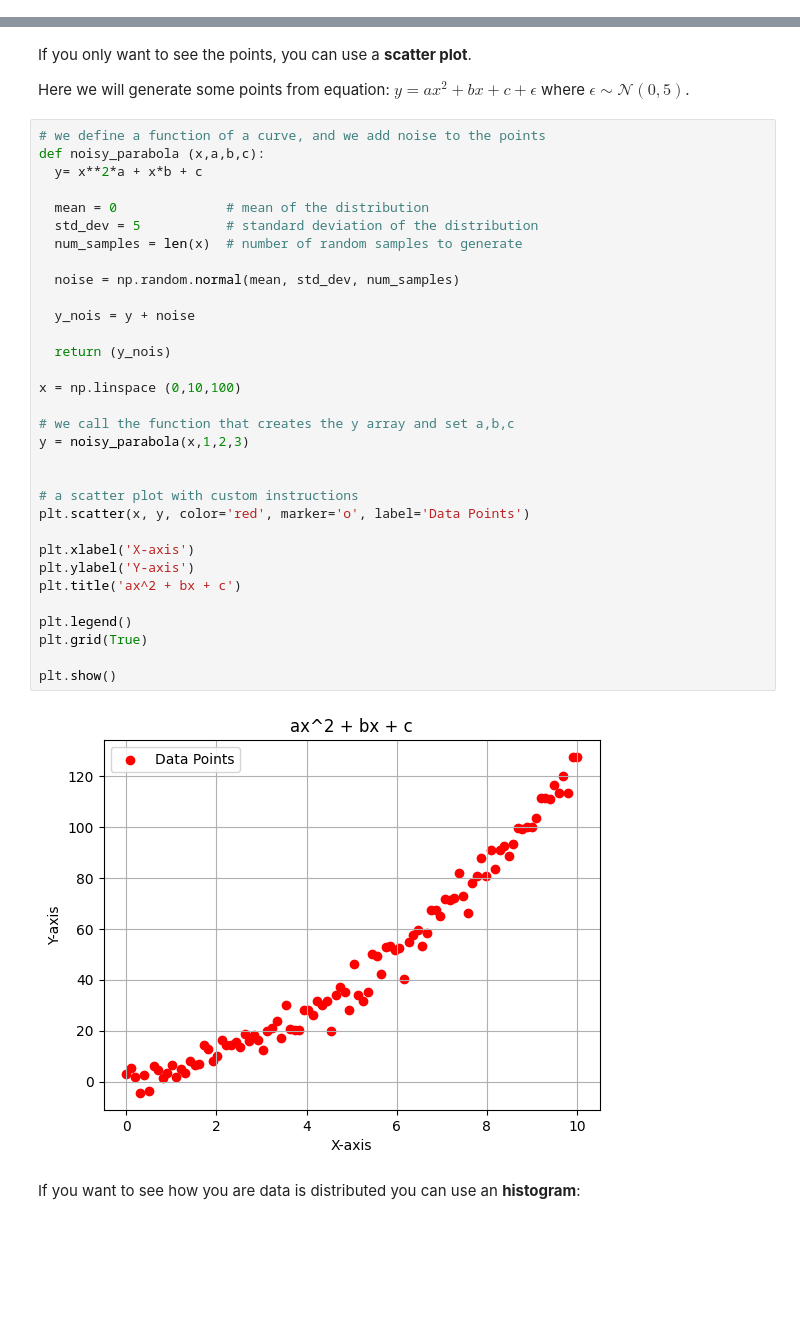
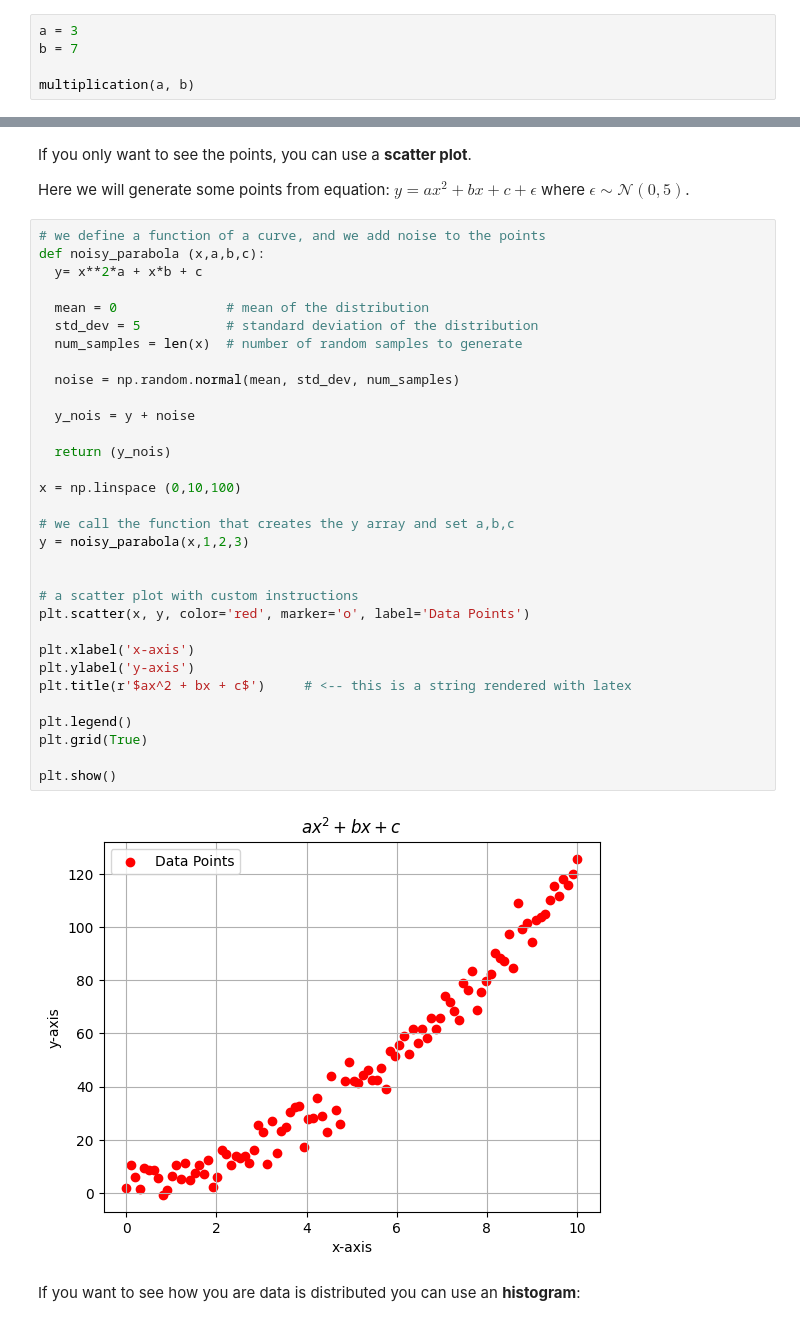
Before and after one commit to FedericoMilanesio/Unito-NeuralNetworks, a Jupyter notebook: notebooks/Lesson0.ipynb, the cells around one changed output, grey strips where cells are left out. Cells and saved outputs as stored; diff of their text form; blank space fills up the shorter version.

```diff
--- a/notebooks/Lesson0.ipynb
+++ b/notebooks/Lesson0.ipynb
@@ -109,0 +114,5 @@ def multiplication(x, y):
+# %%
+a = 3
+b = 7
+
+multiplication(a, b)
@@ -539,37 +553,37 @@ Here we will generate some points from equation: $y=a x^2 + bx+c + \epsilon$ whe
 # %%
 # we define a function of a curve, and we add noise to the points
 def noisy_parabola (x,a,b,c):
   y= x**2*a + x*b + c
 
   mean = 0              # mean of the distribution
   std_dev = 5           # standard deviation of the distribution
   num_samples = len(x)  # number of random samples to generate
 
   noise = np.random.normal(mean, std_dev, num_samples)
 
   y_nois = y + noise
 
   return (y_nois)
 
 x = np.linspace (0,10,100)
 
 # we call the function that creates the y array and set a,b,c
 y = noisy_parabola(x,1,2,3)
 
 
 # a scatter plot with custom instructions
 plt.scatter(x, y, color='red', marker='o', label='Data Points')
 
-plt.xlabel('X-axis')
-plt.ylabel('Y-axis')
-plt.title('ax^2 + bx + c')
+plt.xlabel('x-axis')
+plt.ylabel('y-axis')
+plt.title(r'$ax^2 + bx + c$')     # <-- this is a string rendered with latex
 
 plt.legend()
 plt.grid(True)
 
 plt.show()
 # %% [output]
-[figure, old version]
+[figure, new version]
 # %% [markdown]
 If you want to see how you are data is distributed you can use an **histogram**:
 # %%
```
Also changed, not shown: parts of 31 cells of this notebook.
